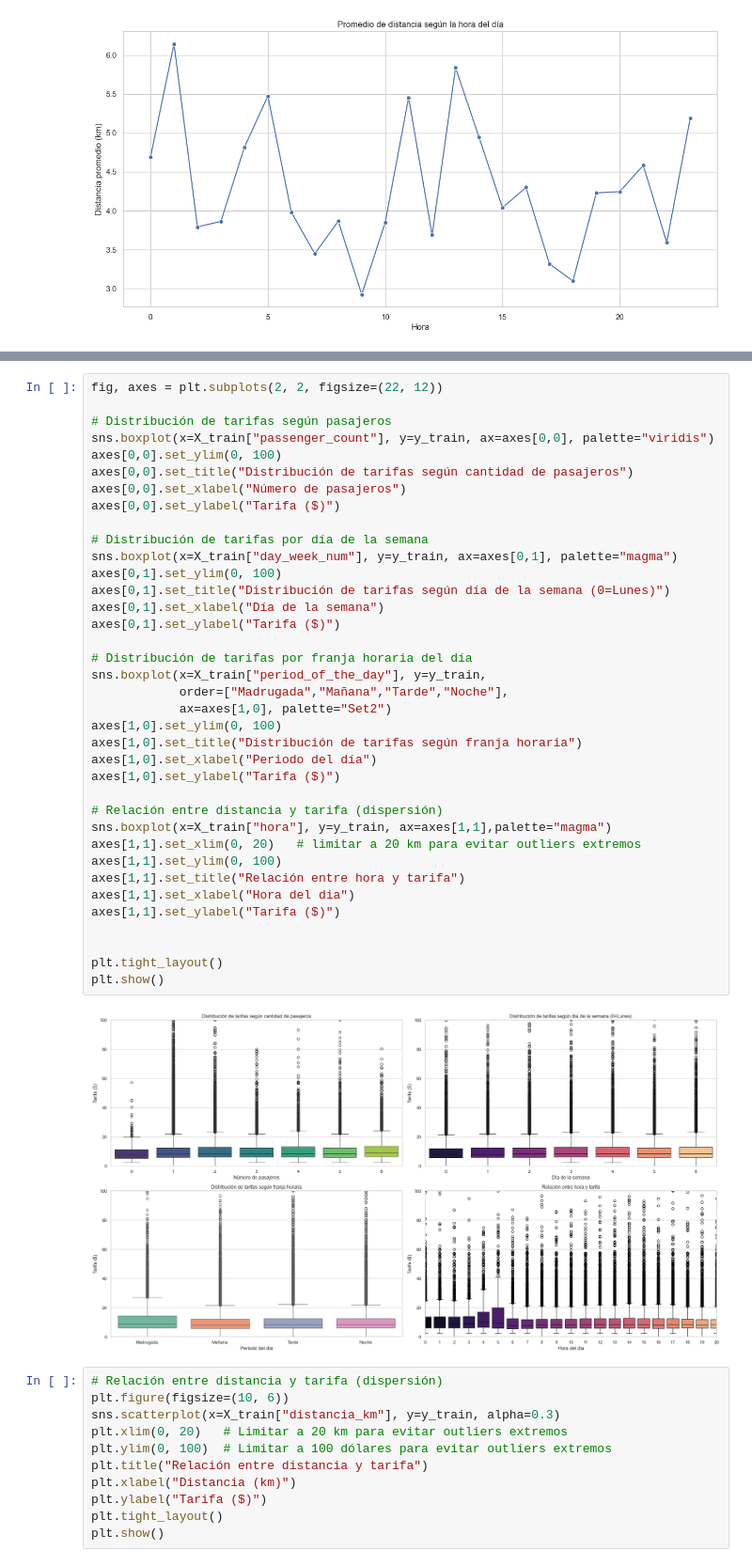
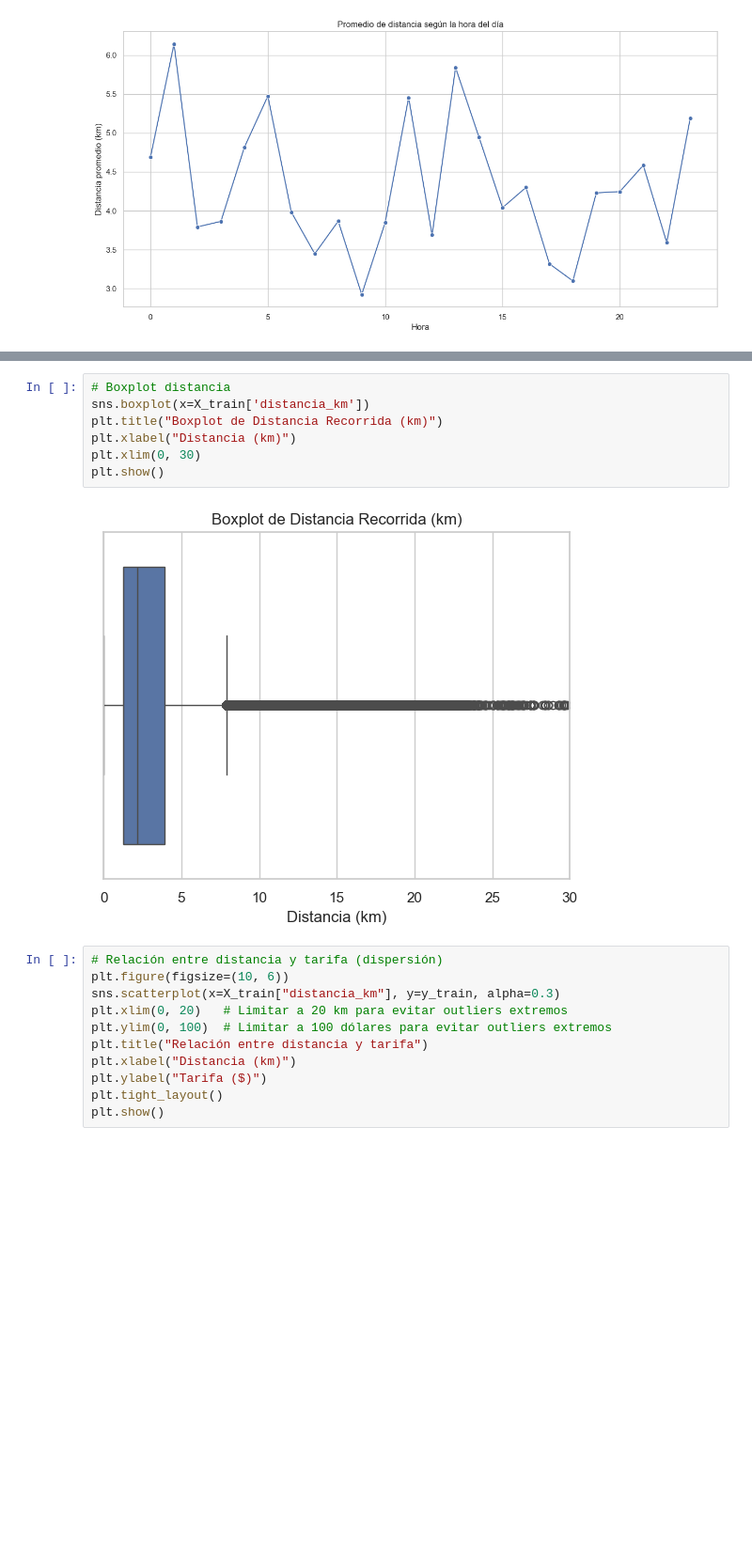
Before and after one commit to FefeTroanes/AA1-TUIA-2025C2-Molina-Romano-Troanes, a Jupyter notebook: TP-Regresion-AA1-2025C1.ipynb, the cells around one changed output, grey strips where cells are left out. Shown at 94% size. Drawn from its saved outputs; the diff is of its cells as text; blank space fills up the shorter version.

```diff
--- a/TP-Regresion-AA1-2025C1.ipynb
+++ b/TP-Regresion-AA1-2025C1.ipynb
@@ -587,42 +527,12 @@ plt.show()
-# %%
-fig, axes = plt.subplots(2, 2, figsize=(22, 12))
-
-# Distribución de tarifas según pasajeros
-sns.boxplot(x=X_train["passenger_count"], y=y_train, ax=axes[0,0], palette="viridis")
-axes[0,0].set_ylim(0, 100)
-axes[0,0].set_title("Distribución de tarifas según cantidad de pasajeros")
-axes[0,0].set_xlabel("Número de pasajeros")
-axes[0,0].set_ylabel("Tarifa ($)")
-
-# Distribución de tarifas por día de la semana
-sns.boxplot(x=X_train["day_week_num"], y=y_train, ax=axes[0,1], palette="magma")
-axes[0,1].set_ylim(0, 100)
-axes[0,1].set_title("Distribución de tarifas según día de la semana (0=Lunes)")
-axes[0,1].set_xlabel("Día de la semana")
-axes[0,1].set_ylabel("Tarifa ($)")
-
-# Distribución de tarifas por franja horaria del día
-sns.boxplot(x=X_train["period_of_the_day"], y=y_train,
-            order=["Madrugada","Mañana","Tarde","Noche"],
-            ax=axes[1,0], palette="Set2")
-axes[1,0].set_ylim(0, 100)
-axes[1,0].set_title("Distribución de tarifas según franja horaria")
-axes[1,0].set_xlabel("Periodo del día")
-axes[1,0].set_ylabel("Tarifa ($)")
-
-# Relación entre distancia y tarifa (dispersión)
-sns.boxplot(x=X_train["hora"], y=y_train, ax=axes[1,1],palette="magma")
-axes[1,1].set_xlim(0, 20)   # limitar a 20 km para evitar outliers extremos
-axes[1,1].set_ylim(0, 100)
-axes[1,1].set_title("Relación entre hora y tarifa")
-axes[1,1].set_xlabel("Hora del dia")
-axes[1,1].set_ylabel("Tarifa ($)")
-
-
-plt.tight_layout()
-plt.show()
-# %% [output]
-[figure, removed]
+# %%
+# Boxplot distancia
+sns.boxplot(x=X_train['distancia_km'])
+plt.title("Boxplot de Distancia Recorrida (km)")
+plt.xlabel("Distancia (km)")
+plt.xlim(0, 30)
+plt.show()
+# %% [output]
+[figure, added]
 # %%
 # Relación entre distancia y tarifa (dispersión)
 plt.figure(figsize=(10, 6))
```
Also changed, not shown: parts of 12 cells of this notebook.
